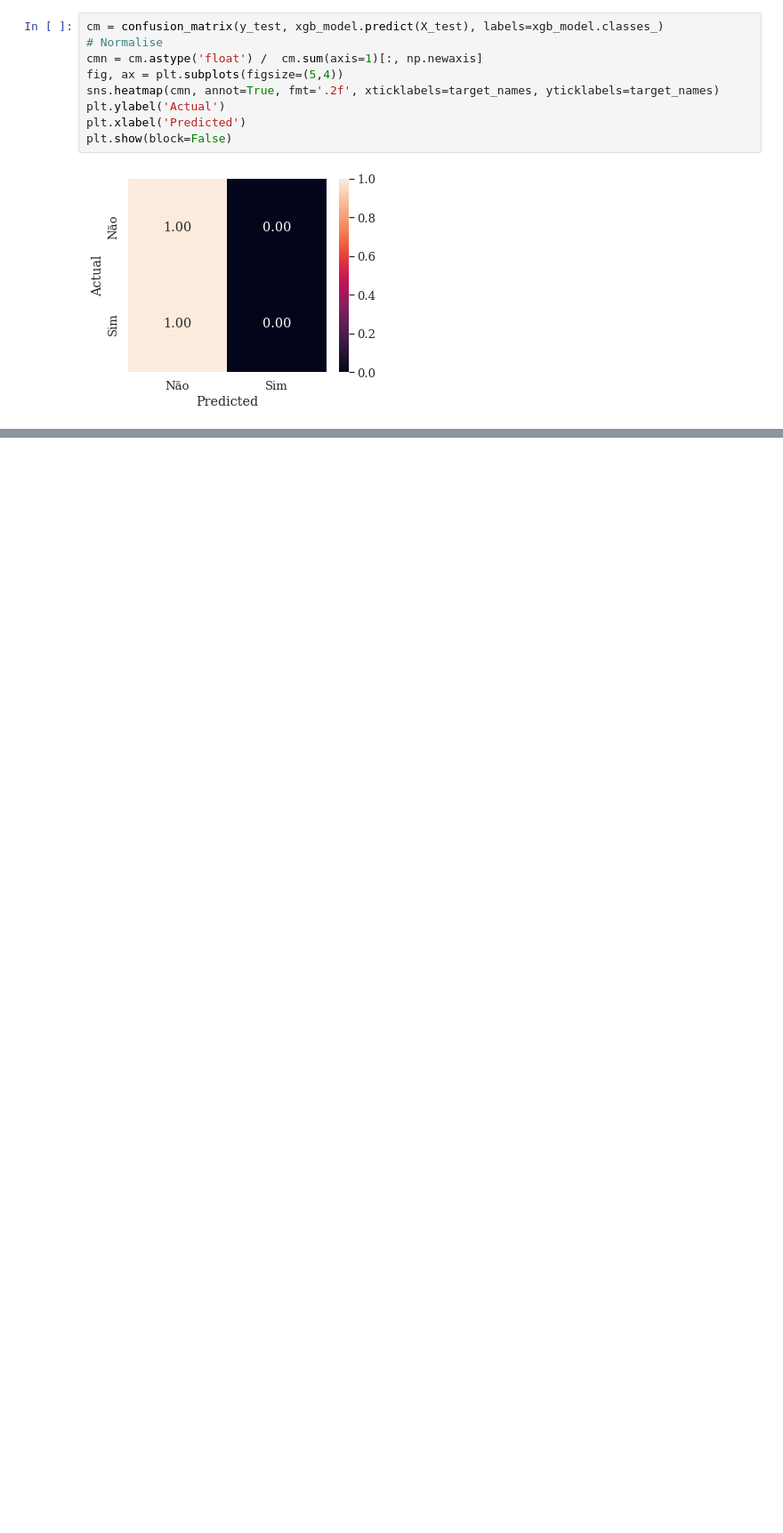
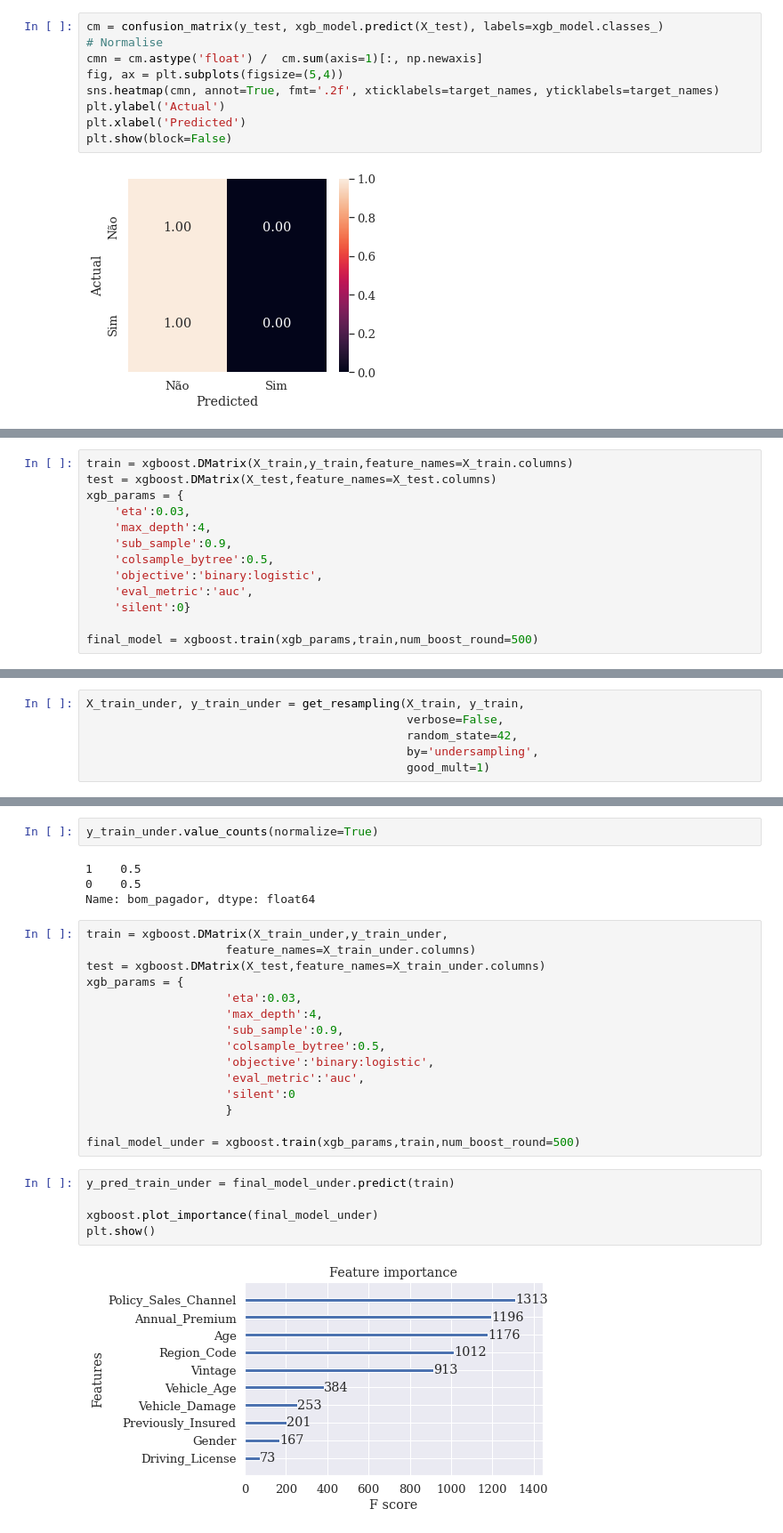
Before and after one commit to ehdob-cid20/mlops-deploy, a Jupyter notebook: CDN_Trabalho_Final.ipynb, the cells around one changed output, grey strips where cells are left out. Shown at 89% size. Saved outputs shown, nothing was run; the diff lists cells and outputs as text; blank space fills up the shorter version.

```diff
--- a/CDN_Trabalho_Final.ipynb
+++ b/CDN_Trabalho_Final.ipynb
@@ -627,0 +578,13 @@ plt.show(block=False)
+# %%
+train = xgboost.DMatrix(X_train,y_train,feature_names=X_train.columns)
+test = xgboost.DMatrix(X_test,feature_names=X_test.columns)
+xgb_params = {
+    'eta':0.03,
+    'max_depth':4,
+    'sub_sample':0.9,
+    'colsample_bytree':0.5,
+    'objective':'binary:logistic',
+    'eval_metric':'auc',
+    'silent':0}
+
+final_model = xgboost.train(xgb_params,train,num_boost_round=500)
@@ -627,0 +595,6 @@ plt.show(block=False)
+# %%
+X_train_under, y_train_under = get_resampling(X_train, y_train,
+                                              verbose=False,
+                                              random_state=42,
+                                              by='undersampling',
+                                              good_mult=1)
@@ -627,0 +603,28 @@ plt.show(block=False)
+# %%
+y_train_under.value_counts(normalize=True)
+# %% [output]
+1    0.5
+0    0.5
+Name: bom_pagador, dtype: float64
+# %%
+train = xgboost.DMatrix(X_train_under,y_train_under,
+                    feature_names=X_train_under.columns)
+test = xgboost.DMatrix(X_test,feature_names=X_train_under.columns)
+xgb_params = {
+                    'eta':0.03,
+                    'max_depth':4,
+                    'sub_sample':0.9,
+                    'colsample_bytree':0.5,
+                    'objective':'binary:logistic',
+                    'eval_metric':'auc',
+                    'silent':0
+                    }
+
+final_model_under = xgboost.train(xgb_params,train,num_boost_round=500)
+# %%
+y_pred_train_under = final_model_under.predict(train)
+
+xgboost.plot_importance(final_model_under)
+plt.show()
+# %% [output]
+[figure, added]
```
Also changed, not shown: parts of 31 cells of this notebook.
